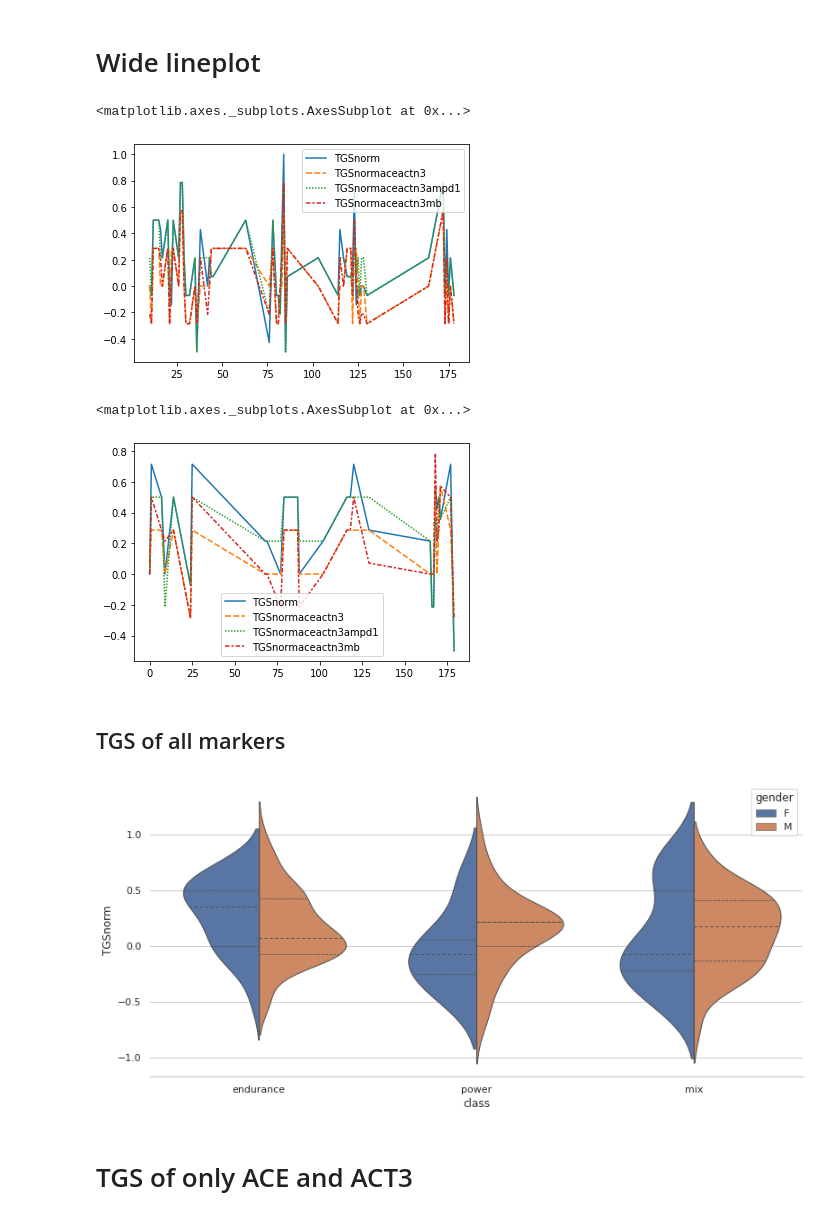
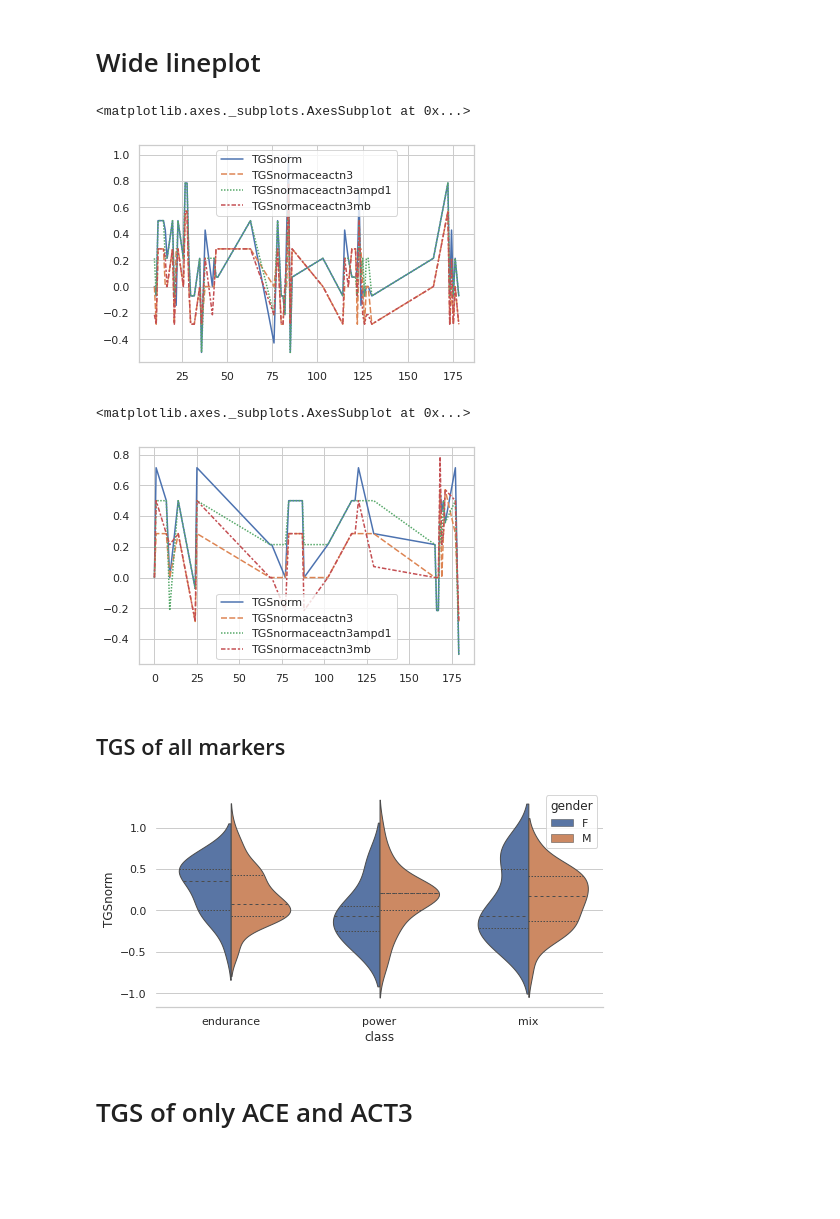
Before and after one commit to erinijapranckeviciene/ppolygenic, a Jupyter notebook: ppolygenic.ipynb, the cells around one changed output. Saved outputs shown, nothing was run; the diff lists cells and outputs as text; code cells hidden in the pictures; blank space fills up the shorter version.

```diff
--- a/ppolygenic.ipynb
+++ b/ppolygenic.ipynb
@@ -369,6 +370,7 @@ r,c=g_end_m.shape
 g_end_m['GTp_end_M']=(g_end_m['GT']/r)*100
 g_end_m['GTn_end_M']=(g_end_m['GT']/N)*100
 g_end_m.rename_axis('Genotypes',axis="rows",inplace=True)
+g_end_m.rename(columns={'GT':'Endurance_males'}, inplace=True)
 print(g_end_m.head())
 
 # endurance females
@@ -379,6 +381,7 @@ g_end_f['GTp_end_F']=(g_end_f['GT']/r)*100
 g_end_f['GTn_end_F']=(g_end_f['GT']/N)*100
 
 g_end_f.rename_axis('Genotypes',axis="rows",inplace=True)
+g_end_f.rename(columns={'GT':'Endurance_females'}, inplace=True)
 print(g_end_f.head())
 
 # power males
@@ -389,6 +392,7 @@ g_pow_m['GTp_pow_M']=(g_pow_m['GT']/r)*100
 g_pow_m['GTn_pow_M']=(g_pow_m['GT']/N)*100
 
 g_pow_m.rename_axis('Genotypes',axis="rows",inplace=True)
+g_pow_m.rename(columns={'GT':'Power_males'}, inplace=True)
 print(g_pow_m.head())
 
 # power females
@@ -399,6 +403,7 @@ g_pow_f['GTp_pow_F']=(g_pow_f['GT']/r)*100
 g_pow_f['GTn_pow_F']=(g_pow_f['GT']/N)*100
 
 g_pow_f.rename_axis('Genotypes',axis="rows",inplace=True)
+g_pow_f.rename(columns={'GT':'Power_females'}, inplace=True)
 print(g_pow_f.head())
 
 # mix males
@@ -408,6 +413,7 @@ r,c=g_mix_m.shape
 g_mix_m['GTp_mix_M']=(g_mix_m['GT']/r)*100
 g_mix_m['GTn_mix_M']=(g_mix_m['GT']/N)*100
 g_mix_m.rename_axis('Genotypes',axis="rows",inplace=True)
+g_mix_m.rename(columns={'GT':'Mix_males'}, inplace=True)
 print(g_mix_m.head())
 
 # mix females
@@ -417,6 +423,7 @@ r,c=g_mix_f.shape
 g_mix_f['GTp_mix_F']=(g_mix_f['GT']/r)*100
 g_mix_f['GTn_mix_F']=(g_mix_f['GT']/N)*100
 g_mix_f.rename_axis('Genotypes',axis="rows",inplace=True)
+g_mix_f.rename(columns={'GT':'Mix_females'}, inplace=True)
 print(g_mix_f.head())
 # %% [output]
 endurance males
@@ -925,28 +1042,28 @@ lt_tgs_mix=lt_tgslineplot[(lt_tgslineplot['class']=='mix')]
 sns.lineplot(data=lt_tgs_endurance_males)
 # %% [output]
 <matplotlib.axes._subplots.AxesSubplot at 0x...>
-[figure, old version]
+[figure, new version]
 # %%
 #plt.figure(figsize=(15,8))
 sns.lineplot(data=lt_tgs_endurance_females)
 # %% [output]
 <matplotlib.axes._subplots.AxesSubplot at 0x...>
-[figure, old version]
+[figure, new version]
 # %% [markdown]
 ## TGS of all markers
 # %%
 import seaborn as sns
 sns.set_theme(style="whitegrid")
 
 # Load the example tips dataset
 #tips = sns.load_dataset("tips")
 
 # Draw a nested violinplot and split the violins for easier comparison
-plt.figure(figsize=(13,6))
+plt.figure(figsize=(8,4))
 sns.violinplot(data=lt_athletes_df, x="class", y="TGSnorm", hue="gender",split=True, inner="quart", linewidth=1)
 sns.despine(left=True)
 # %% [output]
-[figure, old version]
+[figure, new version]
 # %% [markdown]
 # TGS of only ACE and ACT3
 # %%
```
Also changed, not shown: parts of 20 cells of this notebook.
